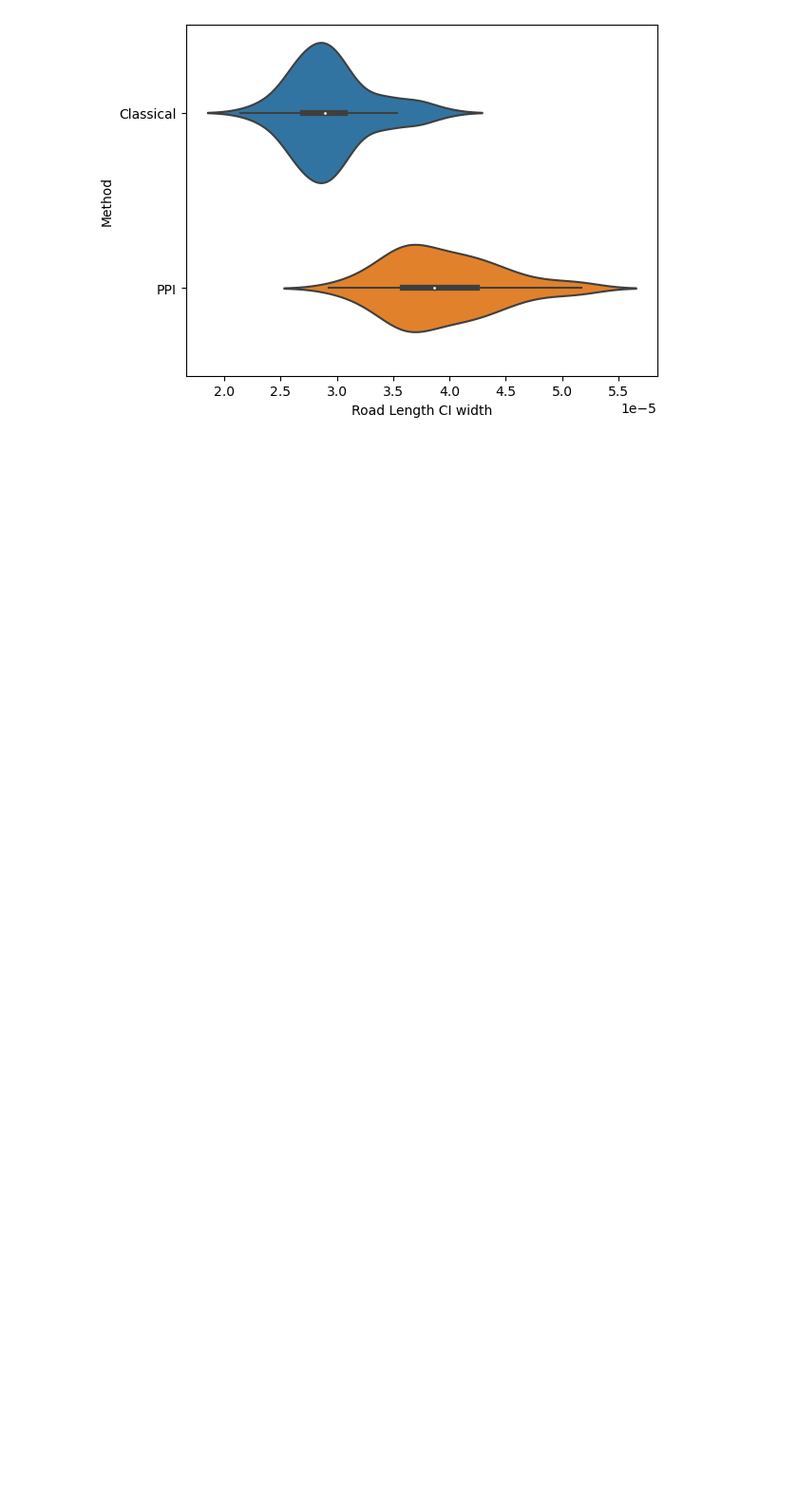
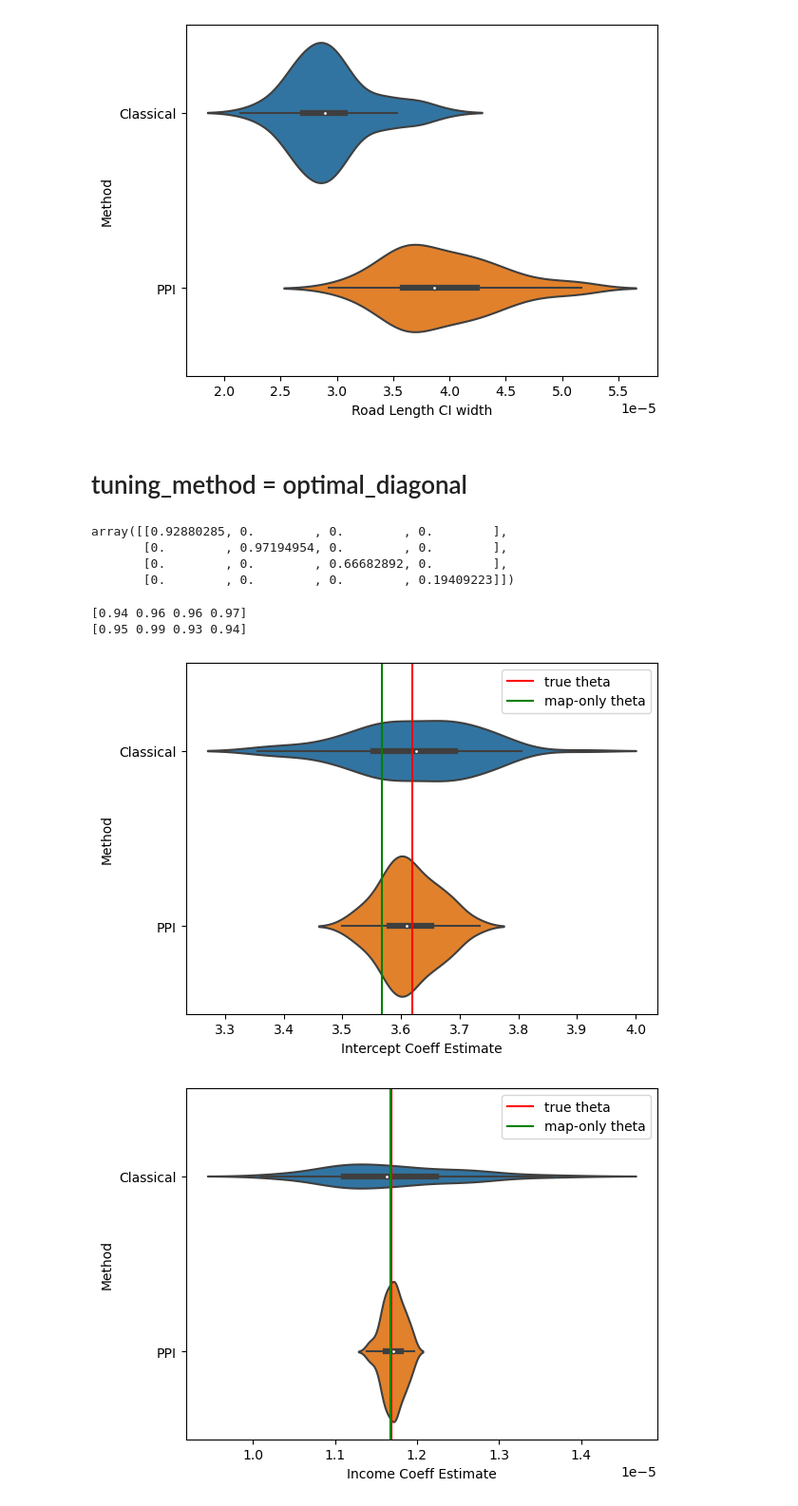
Before and after one commit to Earth-Intelligence-Lab/ppi_regression, a Jupyter notebook: testing.ipynb, the cells around one changed output. Shown at 95% size. Drawn from its saved outputs; the diff is of its cells as text; code cells hidden in the pictures; blank space fills up the shorter version.

Commit message:
add tuning matrix and weights

```diff
--- a/testing.ipynb
+++ b/testing.ipynb
@@ -97,13 +97,13 @@ truth_X = np.array(data[['truth_income', 'truth_nightlights', 'truth_roadlength'
 preds_X = np.array(data[['truth_income', 'preds_nightlights', 'preds_roadlength']])
 
 # TRUE THETA
-true_coeff = OLS(truth_Y, exog=statsmodels.tools.add_constant(truth_X)).fit().params
+true_coeff = WLS(truth_Y, exog=statsmodels.tools.add_constant(truth_X)).fit().params
 print(true_coeff)
 # %% [output]
 [ 3.61869782e+00  1.16911550e-05  1.18176737e-01 -1.04107239e-05]
 # %%
 # THETA FROM PREDICTED X and Y
-map_only_coeff = OLS(preds_Y, exog=statsmodels.tools.add_constant(preds_X)).fit().params
+map_only_coeff = WLS(preds_Y, exog=statsmodels.tools.add_constant(preds_X)).fit().params
 print(map_only_coeff)
 # %% [output]
 [ 3.56696128e+00  1.16742732e-05  1.48836145e-01 -1.71082495e-05]
@@ -116,7 +116,7 @@ reload(ptd_regression)
 
 np.random.seed(seed=0)
 
-map_only_ci = ptd_regression.classical_ols_ci(preds_X, preds_Y, alpha=0.05)
+map_only_ci = ptd_regression.classical_linear_regression_ci(preds_X, preds_Y, alpha=0.05)
 map_only_estimates = 0.5*(map_only_ci[0] + map_only_ci[1])
 map_only_widths = map_only_ci[1] - map_only_ci[0]
 
@@ -140,9 +140,9 @@ for i in tqdm(range(100)):
     Yhat = preds_Y[calibration_indices]
     Yhat_unlabeled = np.delete(preds_Y, calibration_indices, axis=0) # all entries except calibration indices
 
-    tuning_matrix, ptd_pointestimate, ppi_ci = ptd_regression.ptd_ols(X, Xhat, Xhat_unlabeled, Y, Yhat, Yhat_unlabeled,
+    tuning_matrix, ptd_pointestimate, ppi_ci = ptd_regression.ptd_linear_regression(X, Xhat, Xhat_unlabeled, Y, Yhat, Yhat_unlabeled,
                                                                       B=200, alpha=0.05, tuning_method=None)
-    classical_ci = ptd_regression.classical_ols_ci(X, Y, alpha=0.05)
+    classical_ci = ptd_regression.classical_linear_regression_ci(X, Y, alpha=0.05)
 
     ppi_estimates.append(ptd_pointestimate)
     classical_estimates.append(0.5*(classical_ci[0] + classical_ci[1]))
@@ -201,3 +201,5 @@ for i in range(len(covariates)):
 [figure]
 [figure]
 [figure]
+# %% [markdown]
+# tuning_method = optimal_diagonal
@@ -203,0 +267,26 @@ for i in range(len(covariates)):
+# %%
+tuning_matrix
+# %% [output]
+array([[0.92880285, 0.        , 0.        , 0.        ],
+       [0.        , 0.97194954, 0.        , 0.        ],
+       [0.        , 0.        , 0.66682892, 0.        ],
+       [0.        , 0.        , 0.        , 0.19409223]])
+# %%
+# Coverage of each parameter (should be close to 95% for both classical and PPI)
+print(np.array(classical_ci_contains_true_theta).mean(axis=0))
+print(np.array(ppi_ci_contains_true_theta).mean(axis=0))
+# %% [output]
+[0.94 0.96 0.96 0.97]
+[0.95 0.99 0.93 0.94]
+# %%
+for i in range(len(covariates)):
+    covariate = covariates[i]
+
+    sns.violinplot(data=df, x=f"{covariate} Coeff Estimate", y="Method")
+    plt.axvline(true_coeff[i], color='red', label='true theta')
+    plt.axvline(map_only_coeff[i], color='green', label='map-only theta')
+    plt.legend()
+    plt.show()
+# %% [output]
+[figure, added]
+[figure, added]
```
Also changed, not shown: parts of 11 cells of this notebook, 1 other file.
